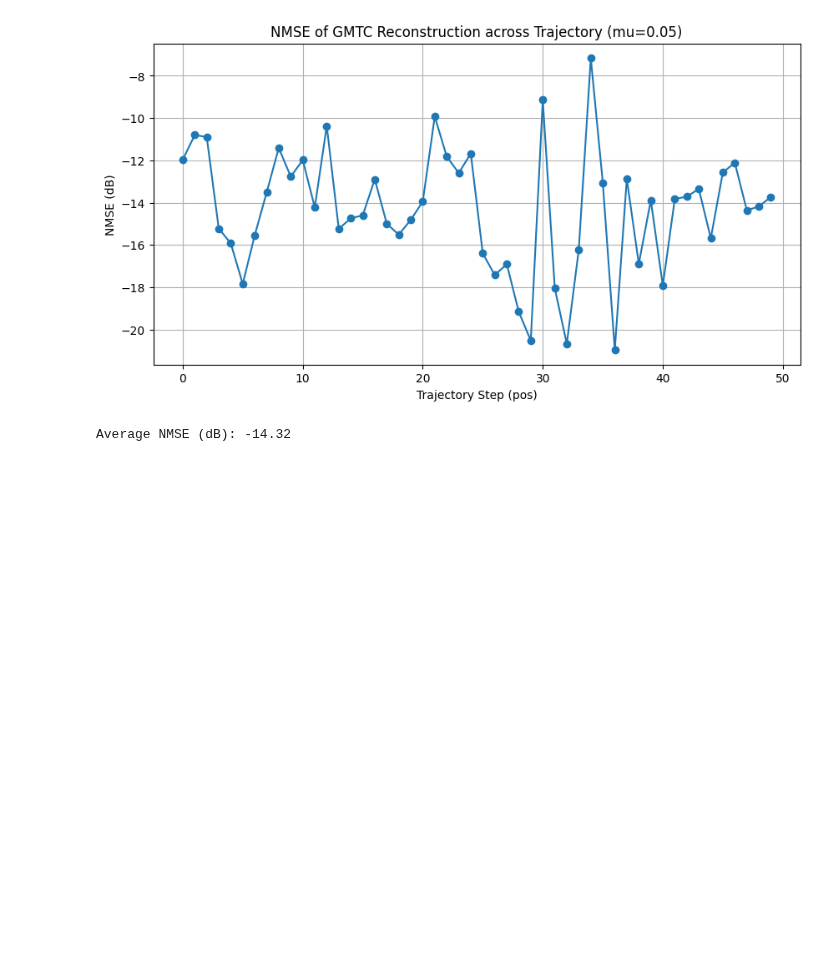
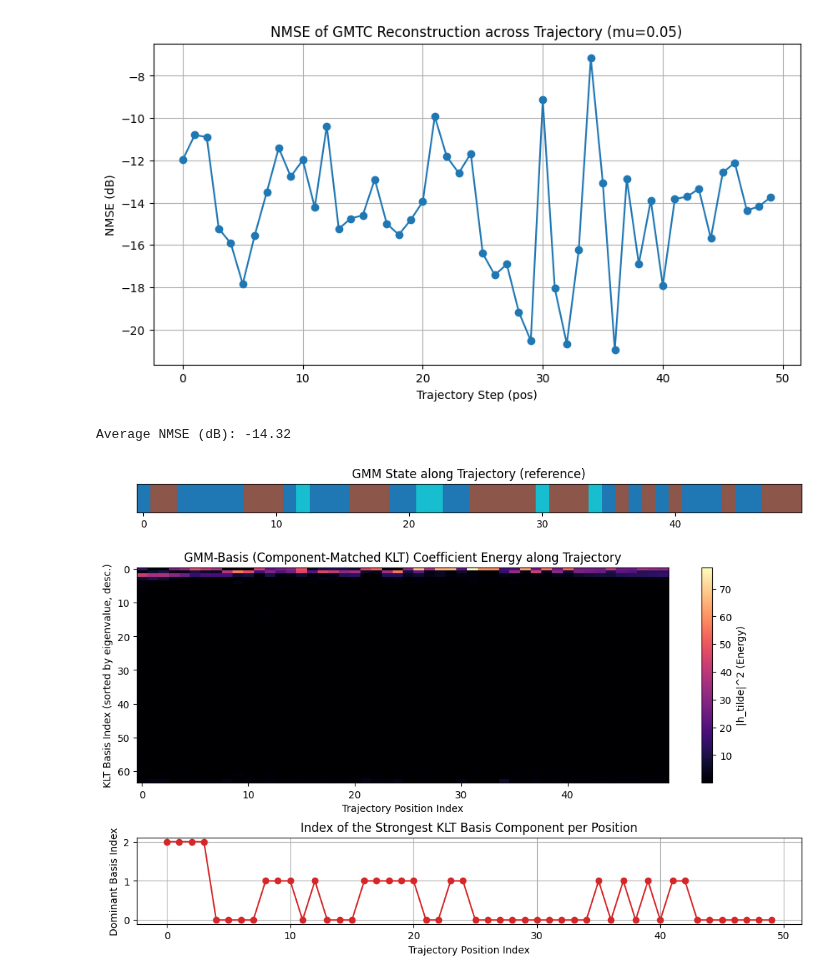
Before and after one commit to EoJinS/SNIC2026, a Jupyter notebook: experiments/covariance_visualization.ipynb, the cells around one changed output. Drawn from its saved outputs; the diff is of its cells as text; code cells hidden in the pictures; blank space fills up the shorter version.

```diff
--- a/experiments/covariance_visualization.ipynb
+++ b/experiments/covariance_visualization.ipynb
@@ -221,3 +221,58 @@ print(f"Average NMSE (dB): {np.mean(nmse_db):.2f}")
 # %% [output]
 [figure]
 Average NMSE (dB): -14.32
+# %%
+# Cell 8: GMM Basis (Component-Matched KLT) Trajectory Visualization
+import numpy as np
+import matplotlib.pyplot as plt
+from matplotlib.gridspec import GridSpec
+
+N_pos, N_tx = h_spatial_np.shape  # (50, 64)
+
+# 1. 각 궤적 지점에서, 해당 지점이 속한 GMM 컴포넌트의 KLT 기저로 계수(coefficient) 계산
+#    U_c_complex_list, lam_c_complex_list는 Cell 7에서 이미 계산됨 (고유값 내림차순 정렬)
+basis_coeffs = np.zeros((N_pos, N_tx), dtype=np.complex64)   # KLT 계수 h_tilde
+basis_energy = np.zeros((N_pos, N_tx))                        # |h_tilde|^2 (에너지)
+
+for t in range(N_pos):
+    c_t = c_hat[t].item()
+    U_c = U_c_complex_list[c_t]          # (64, 64), 컴포넌트별 고유벡터
+    h_t = h_spatial_np[t]
+    h_tilde_t = U_c.conj().T @ h_t
+    basis_coeffs[t] = h_tilde_t
+    basis_energy[t] = np.abs(h_tilde_t) ** 2
+
+# 2. 위치별 지배적 basis index (에너지가 가장 큰 성분)
+dominant_basis_idx = np.argmax(basis_energy, axis=1)
+
+# 3. Figure 구성: (a) 상태 스트립, (b) basis 계수 에너지 히트맵, (c) 지배적 basis 인덱스 변화
+fig = plt.figure(figsize=(12, 8))
+gs = GridSpec(3, 1, height_ratios=[0.4, 3, 1.2], hspace=0.5)
+
+# (a) MAP 상태 스트립 (Cell 6과 동일 정보, 참고용 정렬 기준)
+ax0 = fig.add_subplot(gs[0])
+ax0.imshow(c_hat.numpy()[None, :], cmap='tab10', aspect='auto',
+           vmin=0, vmax=max(K - 1, 1))
+ax0.set_yticks([])
+ax0.set_title('GMM State along Trajectory (reference)')
+
+# (b) Basis 계수 에너지 히트맵: y축 = basis index(고유값 내림차순), x축 = trajectory position
+ax1 = fig.add_subplot(gs[1])
+im = ax1.imshow(basis_energy.T, aspect='auto', cmap='magma', origin='upper')
+ax1.set_xlabel('Trajectory Position Index')
+ax1.set_ylabel('KLT Basis Index (sorted by eigenvalue, desc.)')
+ax1.set_title('GMM-Basis (Component-Matched KLT) Coefficient Energy along Trajectory')
+fig.colorbar(im, ax=ax1, label='|h_tilde|^2 (Energy)')
+
+# (c) 지배적(top-1) basis index의 변화 추이
+ax2 = fig.add_subplot(gs[2])
+ax2.plot(range(N_pos), dominant_basis_idx, marker='o', linestyle='-', color='tab:red')
+ax2.set_xlabel('Trajectory Position Index')
+ax2.set_ylabel('Dominant Basis Index')
+ax2.set_title('Index of the Strongest KLT Basis Component per Position')
+ax2.grid(True)
+
+plt.tight_layout()
+plt.show()
+# %% [output]
+[figure, added]
```
Also changed, not shown: parts of 4 cells of this notebook.
